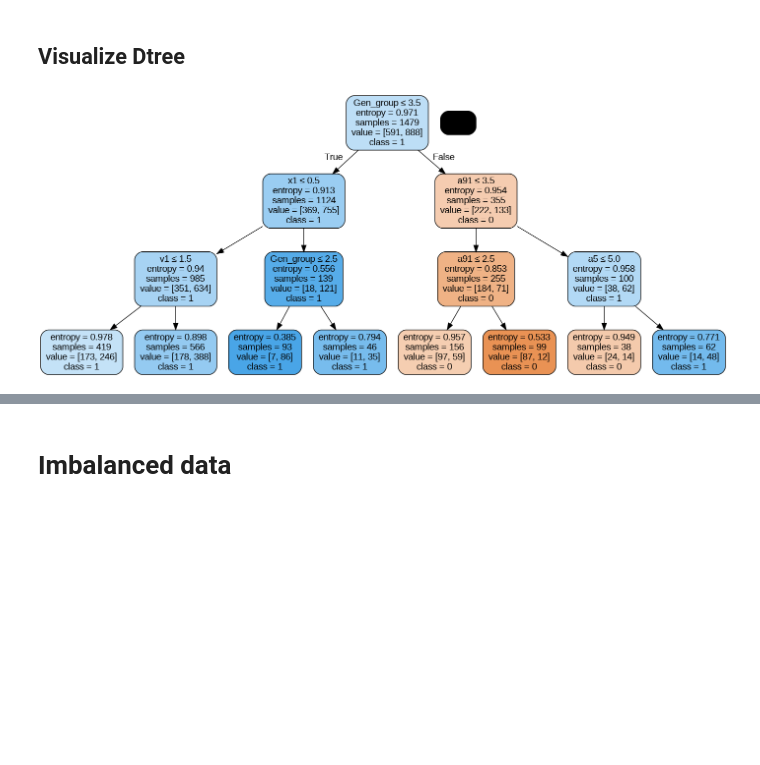
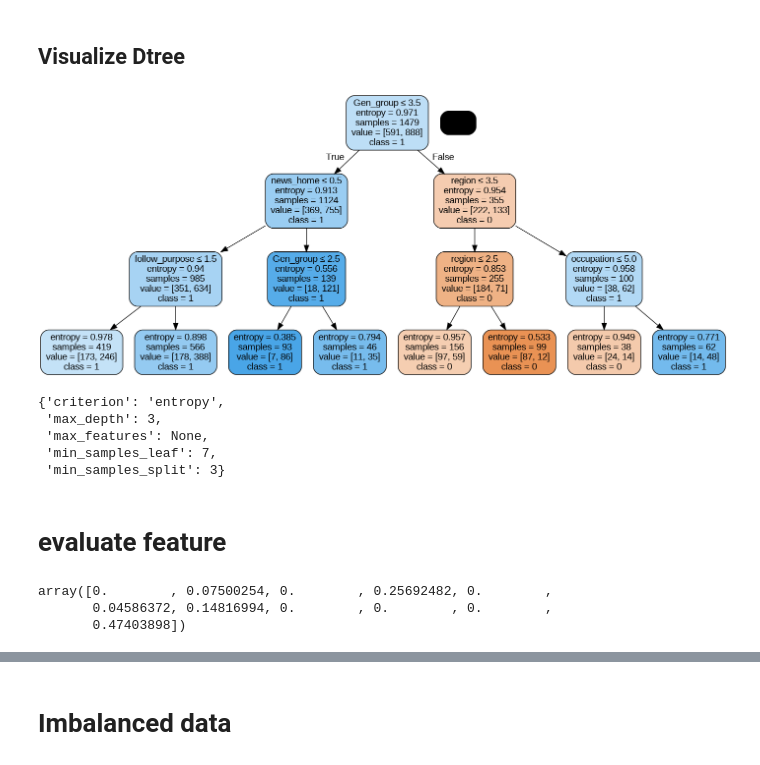
Before and after one commit to puttipongyy/BSC_DPDM23, a Jupyter notebook: Classification_proj_DPDM.ipynb, the cells around one changed output, grey strips where cells are left out. Saved outputs shown, nothing was run; the diff lists cells and outputs as text; code cells hidden in the pictures; blank space fills up the shorter version.

```diff
--- a/Classification_proj_DPDM.ipynb
+++ b/Classification_proj_DPDM.ipynb
@@ -192,0 +198,13 @@ classi_data
+# %%
+classi_data.rename(columns={'a1' : 'gender',
+                                  'a5' : 'occupation',
+                                  'a81' : 'marital_status',
+                                  'a91' : 'region',
+                                  'J5new' : 'news_mobile',
+                                  'v1' : 'follow_purpose',
+                                  'x1' : 'news_home',
+                                  'x2' : 'news_office',
+                                  'x3' : 'news_vehicle',
+                                  'x4' : 'news_everywhere'
+
+                            }, inplace = True)
@@ -627,18 +612,33 @@ dt_accuracy
 # %%
 from sklearn.tree import export_graphviz
 from six import StringIO
 from IPython.display import Image
 import pydotplus
 
 dot_data = StringIO()
 export_graphviz(Dtree_grid_best,  out_file=dot_data,
                 filled=True, rounded=True,
-                special_characters=True,feature_names = classi_column[:-1],class_names=['0','1'])
+                special_characters=True, feature_names = classi_data.columns[:-1],class_names=['0','1'])
 graph = pydotplus.graph_from_dot_data(dot_data.getvalue())
+
 # graph.write_png('diabetes.png')
 Image(graph.create_png())
 # %% [output]
-[figure, old version]
+[figure, new version]
 # %%
 best_param = grid_search.best_params_
 best_param
+# %% [output]
+{'criterion': 'entropy',
+ 'max_depth': 3,
+ 'max_features': None,
+ 'min_samples_leaf': 7,
+ 'min_samples_split': 3}
+# %% [markdown]
+# evaluate feature
+# %%
+Dtree_grid_best.feature_importances_
+# %% [output]
+array([0.        , 0.07500254, 0.        , 0.25692482, 0.        ,
+       0.04586372, 0.14816994, 0.        , 0.        , 0.        ,
+       0.47403898])
```
Also changed, not shown: parts of 53 cells of this notebook.
